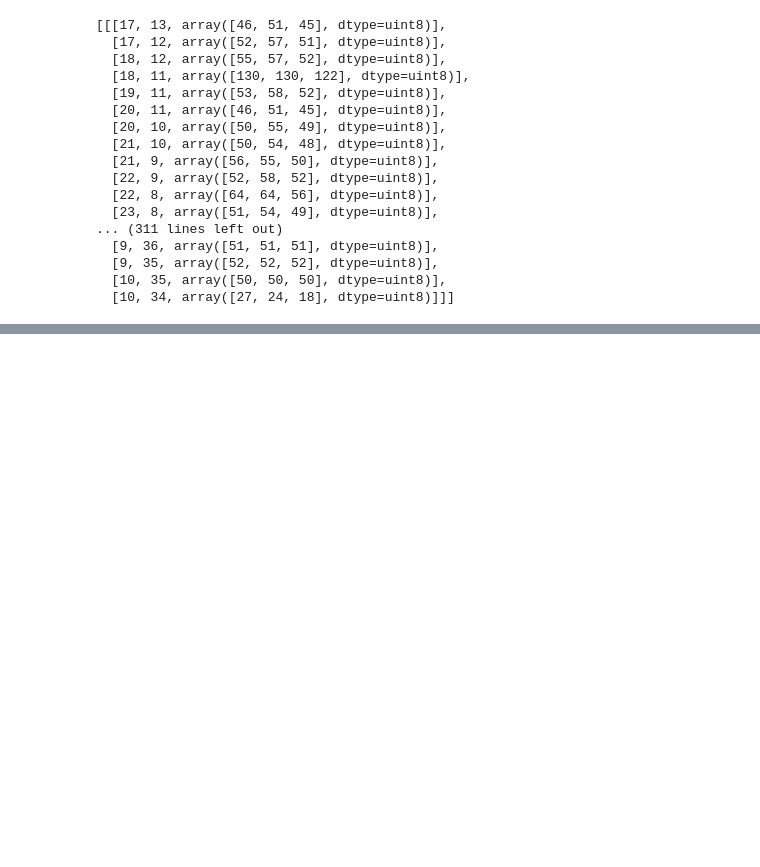
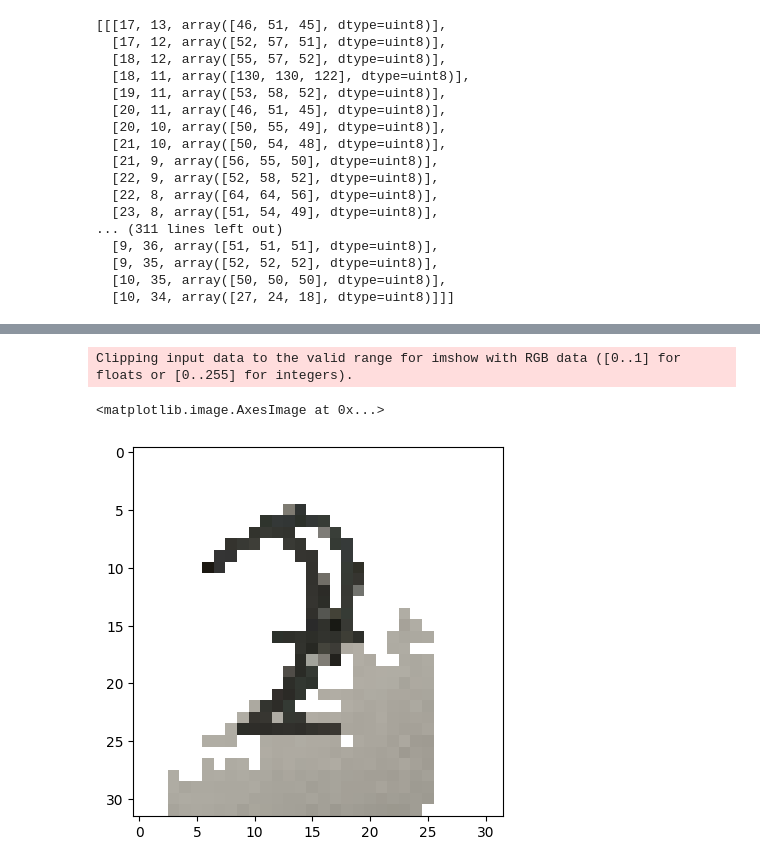
Before and after one commit to oegolden/MathGPT, a Jupyter notebook: Image slicing and predicting.ipynb, the cells around one changed output, grey strips where cells are left out. Drawn from its saved outputs; the diff is of its cells as text; code cells hidden in the pictures; blank space fills up the shorter version.

Commit message:
ELEMENTS WONT CENTER PROPERLY
AAAAAARRGGGHHH

```diff
--- a/Image slicing and predicting.ipynb
+++ b/Image slicing and predicting.ipynb
@@ -172,0 +192,18 @@ IndexError: index 43 is out of bounds for axis 0 with size 32
+# %%
+def centered_map(breadth_list):
+    centered_elements = [np.full_like(np.zeros([32, 32, 3], dtype=int),256)]*len(breadth_list)
+    n = 0
+    for x in breadth_list:
+        x_values = [j[1] for j in x]
+        center_shift = 16 - int(np.median(np.array(x_values)))
+        for i in x:
+            centered_elements[n][i[0]][(i[1] + center_shift)] = i[2]
+        n += 1
+    return centered_elements
+
+centered_elements = centered_map(digit_list)
+plt.imshow(centered_elements[1], interpolation='nearest')
+# %% [output]
+Clipping input data to the valid range for imshow with RGB data ([0..1] for floats or [0..255] for integers).
+<matplotlib.image.AxesImage at 0x...>
+[figure, added]
```
Also changed, not shown: parts of 1 cell of this notebook.
